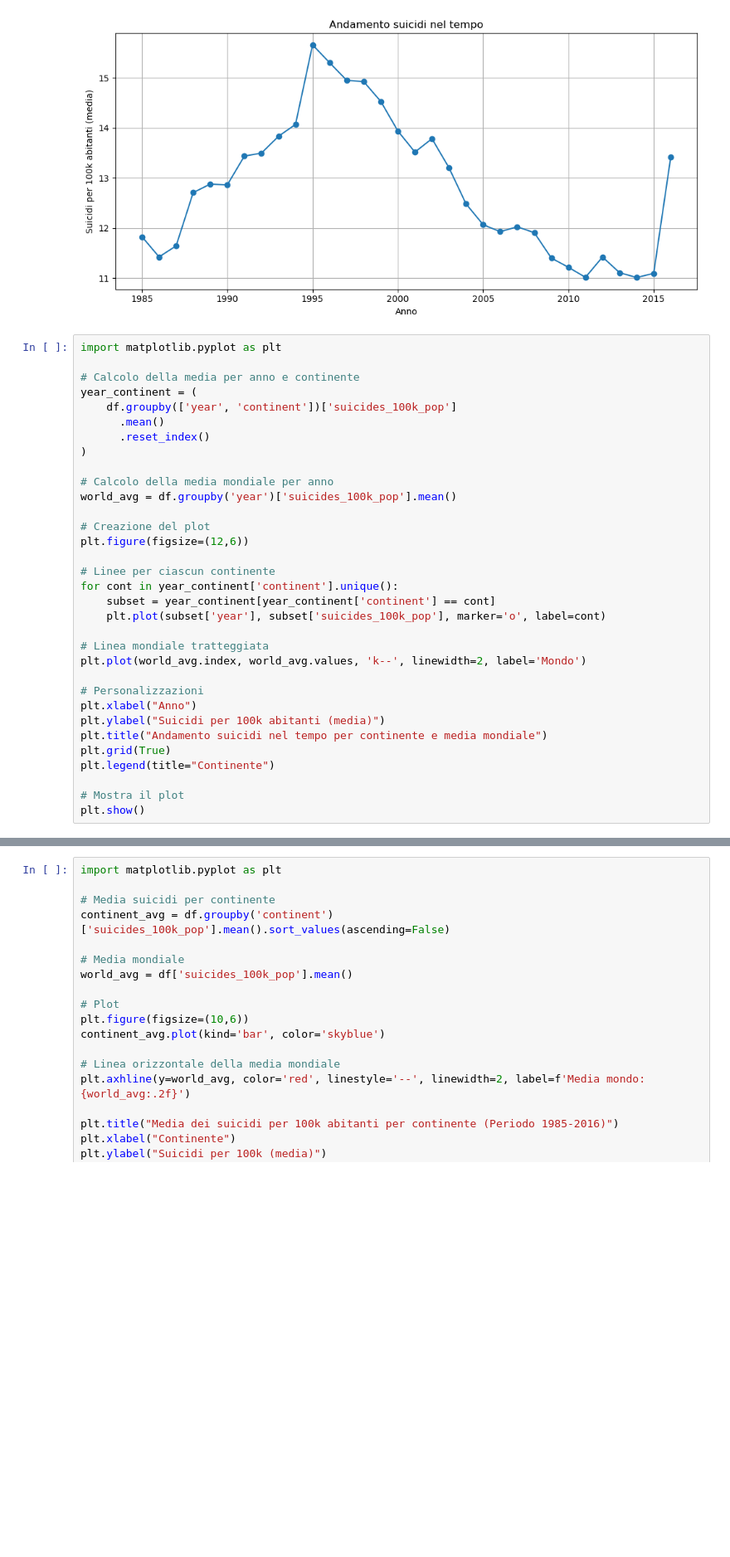
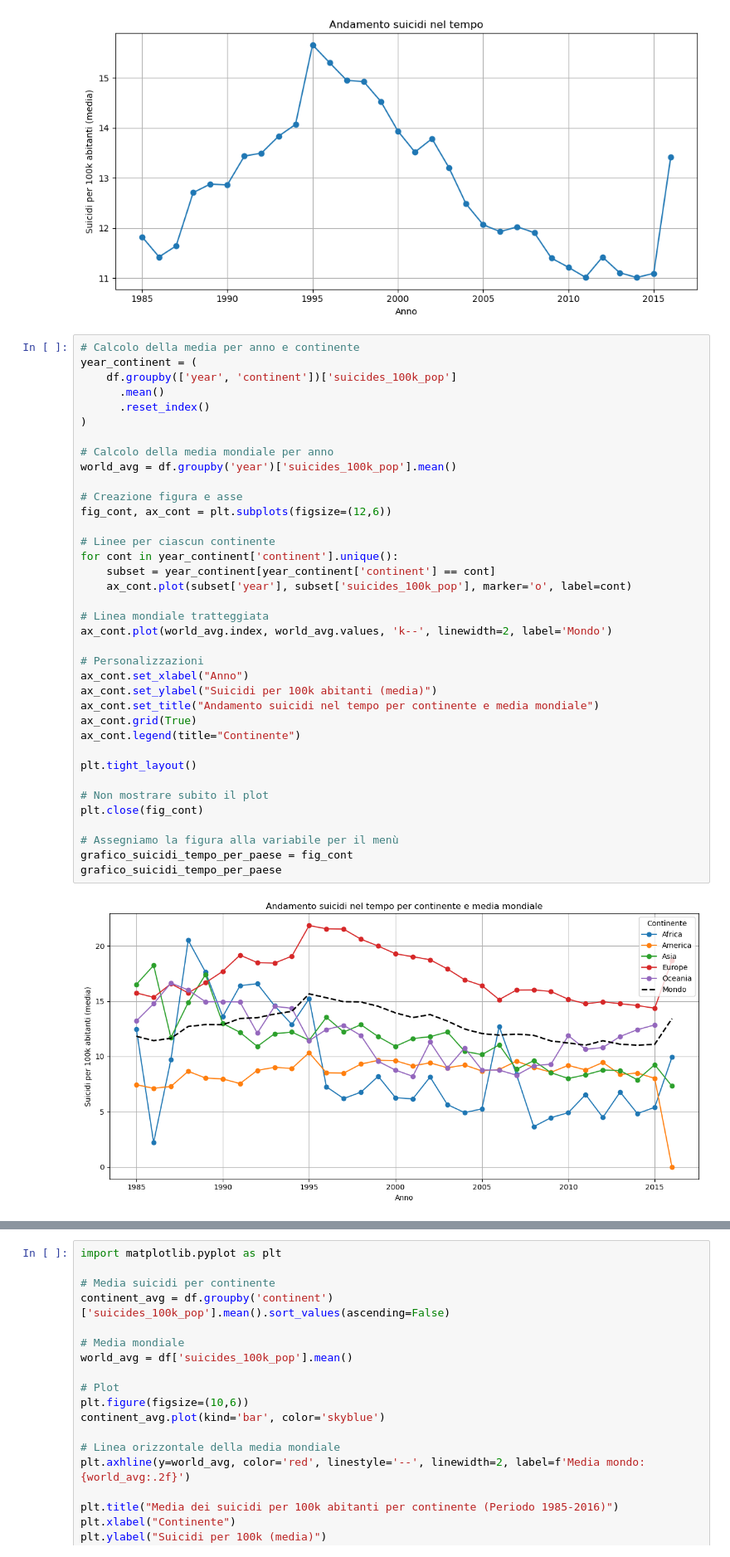
Before and after one commit to ashuraWho/DataSet_SuicideRates, a Jupyter notebook: suicides_mario.ipynb, the cells around one changed output, grey strips where cells are left out. Shown at 83% size. Cells and saved outputs as stored; diff of their text form; blank space fills up the shorter version.

```diff
--- a/suicides_mario.ipynb
+++ b/suicides_mario.ipynb
@@ -550,35 +549,41 @@ fig_time
 # %% [output]
 [figure]
 # %%
-import matplotlib.pyplot as plt
-
 # Calcolo della media per anno e continente
 year_continent = (
     df.groupby(['year', 'continent'])['suicides_100k_pop']
       .mean()
       .reset_index()
 )
 
 # Calcolo della media mondiale per anno
 world_avg = df.groupby('year')['suicides_100k_pop'].mean()
 
-# Creazione del plot
-plt.figure(figsize=(12,6))
+# Creazione figura e asse
+fig_cont, ax_cont = plt.subplots(figsize=(12,6))
 
 # Linee per ciascun continente
 for cont in year_continent['continent'].unique():
     subset = year_continent[year_continent['continent'] == cont]
-    plt.plot(subset['year'], subset['suicides_100k_pop'], marker='o', label=cont)
+    ax_cont.plot(subset['year'], subset['suicides_100k_pop'], marker='o', label=cont)
 
 # Linea mondiale tratteggiata
-plt.plot(world_avg.index, world_avg.values, 'k--', linewidth=2, label='Mondo')
+ax_cont.plot(world_avg.index, world_avg.values, 'k--', linewidth=2, label='Mondo')
 
 # Personalizzazioni
-plt.xlabel("Anno")
-plt.ylabel("Suicidi per 100k abitanti (media)")
-plt.title("Andamento suicidi nel tempo per continente e media mondiale")
-plt.grid(True)
-plt.legend(title="Continente")
+ax_cont.set_xlabel("Anno")
+ax_cont.set_ylabel("Suicidi per 100k abitanti (media)")
+ax_cont.set_title("Andamento suicidi nel tempo per continente e media mondiale")
+ax_cont.grid(True)
+ax_cont.legend(title="Continente")
 
-# Mostra il plot
-plt.show()
+plt.tight_layout()
+
+# Non mostrare subito il plot
+plt.close(fig_cont)
+
+# Assegniamo la figura alla variabile per il menù
+grafico_suicidi_tempo_per_paese = fig_cont
+grafico_suicidi_tempo_per_paese
+# %% [output]
+[figure, added]
```
Also changed, not shown: parts of 6 cells of this notebook.
